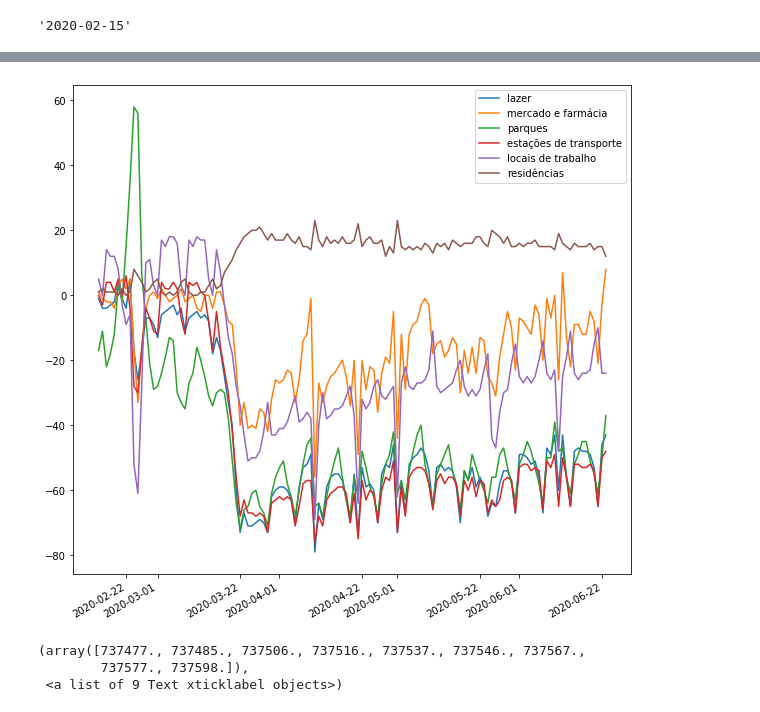
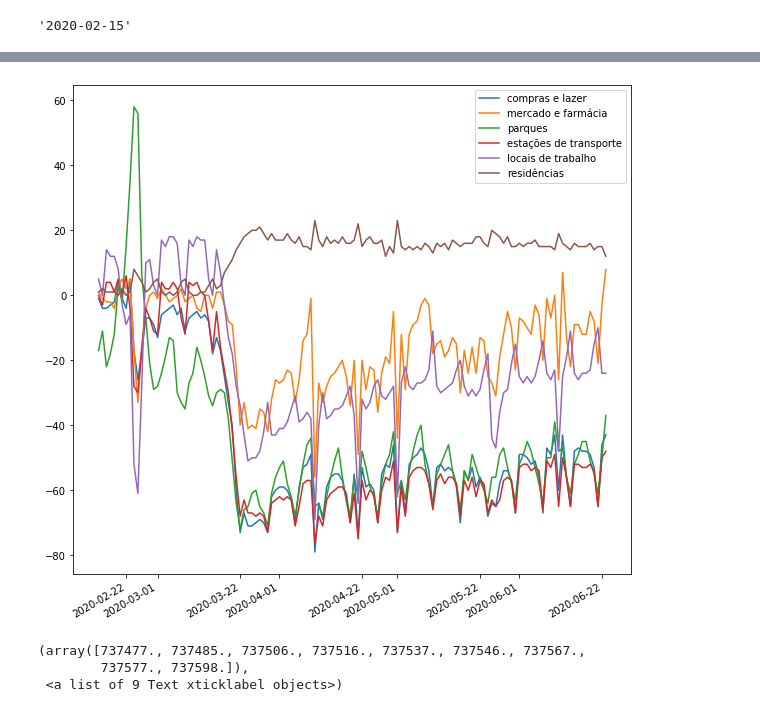
Before and after one commit to 255ribeiro/graficos_covid, a Jupyter notebook: mobilidade.ipynb, the cells around one changed output, grey strips where cells are left out. Drawn from its saved outputs; the diff is of its cells as text; code cells hidden in the pictures.

Commit message:
edição de legenda imagem google mob teste

```diff
--- a/mobilidade.ipynb
+++ b/mobilidade.ipynb
@@ -127,18 +127,18 @@ ba_mob.describe()
 | max | NaN | 5.000000 | 8.000000 | 58.000000 | ... |
 # %%
 fig = plt.figure(1, figsize=(10,10))
-plt.plot(ba_mob['date-dt'] , ba_mob['retail_and_recreation_percent_change_from_baseline'], label ='lazer' )
+plt.plot(ba_mob['date-dt'] , ba_mob['retail_and_recreation_percent_change_from_baseline'], label ='compras e lazer' )
 plt.plot(ba_mob['date-dt'] , ba_mob['grocery_and_pharmacy_percent_change_from_baseline'], label= 'mercado e farmácia' )
 plt.plot(ba_mob['date-dt'] , ba_mob['parks_percent_change_from_baseline'] , label='parques')
 plt.plot(ba_mob['date-dt'] , ba_mob['transit_stations_percent_change_from_baseline'], label = 'estações de transporte')
 plt.plot(ba_mob['date-dt'] , ba_mob['workplaces_percent_change_from_baseline'], label = 'locais de trabalho' )
 plt.plot(ba_mob['date-dt'] , ba_mob['residential_percent_change_from_baseline'], label = 'residências' )
 fig.autofmt_xdate()
 plt.legend()
 plt.savefig(fname = 'google_mob_teste.png', format ='png')
 plt.show(1)
 # %% [output]
-[figure, old version]
+[figure, new version]
 # %%
 fig = plt.figure(1, figsize=(10,10))
 plt.bar(ba_mob['date-dt'] , ba_mob['residential_percent_change_from_baseline'] )
```
Also changed, not shown: 1 other file.
